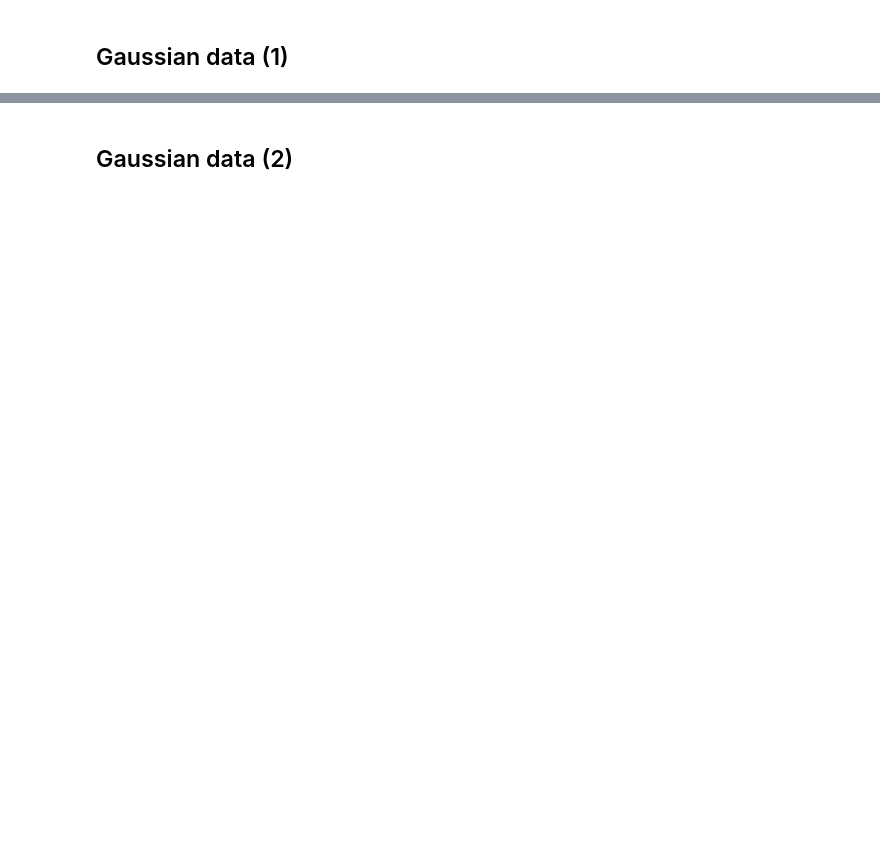
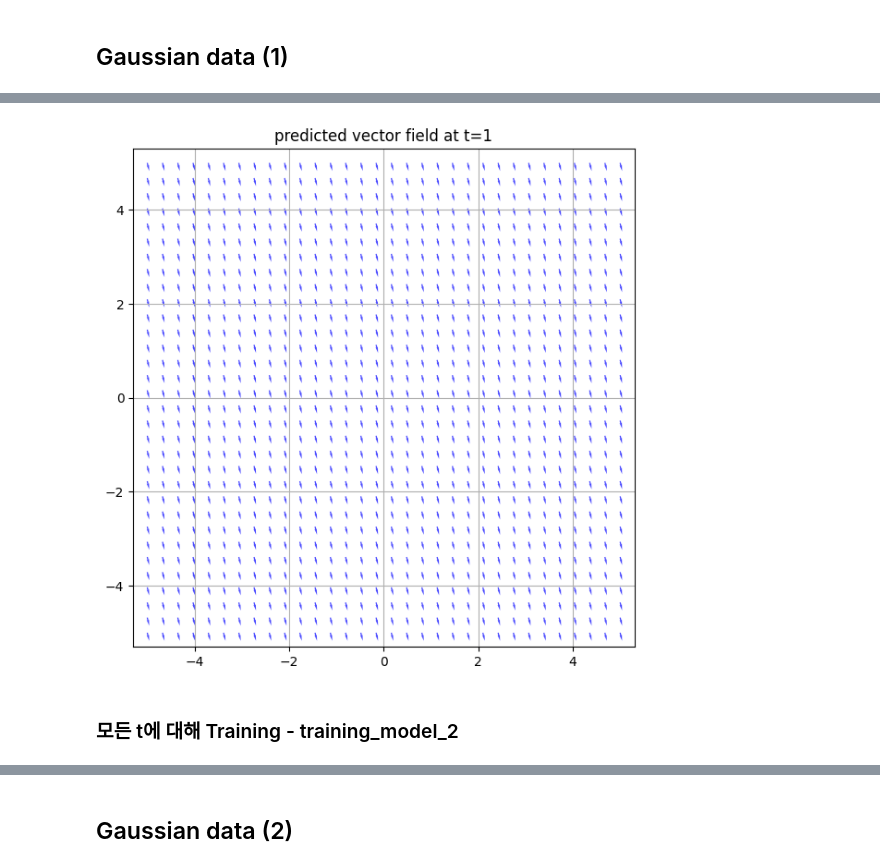
Before and after one commit to gudtjd82/aAIs_Internhip, a Jupyter notebook: diffusive_flow/diffusive_flow.ipynb, the cells around one changed output, grey strips where cells are left out. Drawn from its saved outputs; the diff is of its cells as text; code cells hidden in the pictures; blank space fills up the shorter version.

```diff
--- a/diffusive_flow/diffusive_flow.ipynb
+++ b/diffusive_flow/diffusive_flow.ipynb
@@ -38,7 +39,7 @@ def draw_data(data, title_str='Data'):
     # set a title and labels
     ax.set_title(title_str)
 # %%
-def draw_vector_field(points, vectors, title_str="vector field", lim=None):
+def draw_vector_field(points, vectors, title_str="vector field", lim=None, scale = 0.1):
     fig, ax = plt.subplots(figsize=(7, 7))
 
     x = points[:,0]
@@ -46,7 +47,7 @@ def draw_vector_field(points, vectors, title_str="vector field", lim=None):
     x_v = vectors[:,0]
     y_v = vectors[:,1]
 
-    plt.quiver(x, y, x_v, y_v, color="blue", angles='xy', scale_units='xy', headwidth=2, scale=2.1, alpha=.7)
+    plt.quiver(x, y, x_v, y_v, color="blue", angles='xy', scale_units='xy', headwidth=2, scale=scale, alpha=.7)
 
     if lim is None:
         x_min = min(x.min(), (x + x_v).min())
@@ -80,20 +81,21 @@ class MyModel(nn.Module):
     def __init__(self):
         super(MyModel, self).__init__()
         self.layers = nn.Sequential(
-            nn.Linear(1, 32),
+            nn.Linear(2, 64),
             nn.ReLU(),
-            nn.Linear(32, 256),
+            nn.Linear(64, 256),
             nn.ReLU(),
-            nn.Linear(256, 32 * 32 * 2),
+            nn.Linear(256, 64),
             nn.ReLU(),
-            nn.Linear(32 * 32 * 2, 32 * 32 * 2),
+            nn.Linear(64, 2),
         )
 
     def forward(self, t):
-        t = torch.tensor([t], dtype=torch.float)
-        t = t.view(-1, 1)
-        out = self.layers(t)
-        out = out.view(32 * 32, 2)
+        t_tensor = torch.full((32*32, 2), t, dtype=torch.float)
+        # t = torch.tensor([t], dtype=torch.float)
+        # t = t.view(-1, 1)
+        out = self.layers(t_tensor)
+        # out = out.view(32 * 32, 2)
         return out
 # %%
 class diffuse(nn.Module):
@@ -301,0 +356,12 @@ Final loss at t=19: 0.04679778963327408
+# %%
+# MyModel prediction - training_model_1 결과
+with torch.no_grad():
+    outputs = m1(1)
+    # normalized_out = normalize_vector_field(outputs)
+
+    draw_vector_field(grid_points.cpu(), outputs.cpu(), title_str="predicted vector field at t={}".format(1), scale=0.0005)
+    # draw_vector_field(grid_points.cpu(), normalized_out.cpu(), lim=5.5, title_str="predicted vector field at t={}".format(1), scale=5)
+# %% [output]
+[figure, added]
+# %% [markdown]
+### 모든 t에 대해 Training - training_model_2
```
Also changed, not shown: parts of 38 cells of this notebook.
